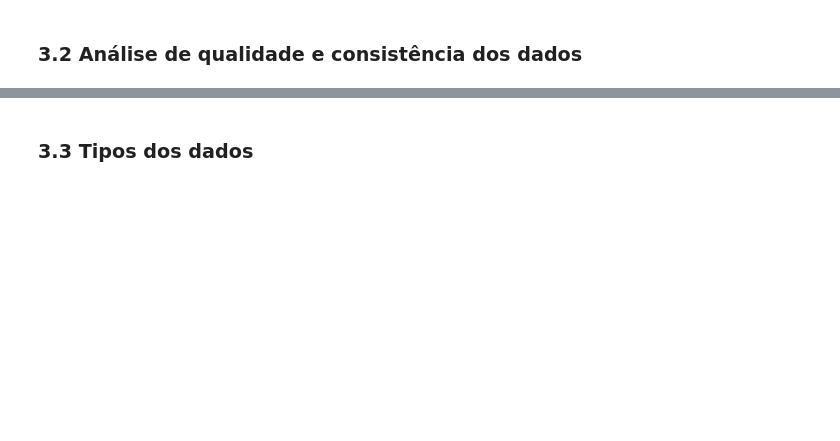
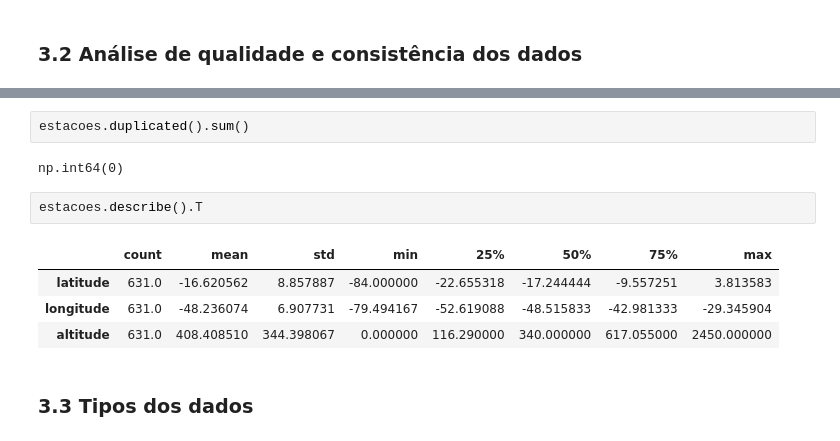
Before and after one commit to Alexandre-Esposte/weather-data-lab, a Jupyter notebook: data_science/notebooks/analises/estacoes.ipynb, the cells around one changed output, grey strips where cells are left out. Drawn from its saved outputs; the diff is of its cells as text; blank space fills up the shorter version.

```diff
--- a/data_science/notebooks/analises/estacoes.ipynb
+++ b/data_science/notebooks/analises/estacoes.ipynb
@@ -150,3 +241,14 @@ estacoes.head()
+# %%
+estacoes.duplicated().sum()
+# %% [output]
+np.int64(0)
+# %%
+estacoes.describe().T
+# %% [output]
+|  | count | mean | std | min | 25% | 50% | 75% | max |
+| latitude | 631.0 | -16.620562 | 8.857887 | -84.000000 | -22.655318 | -17.244444 | -9.557251 | 3.813583 |
+| longitude | 631.0 | -48.236074 | 6.907731 | -79.494167 | -52.619088 | -48.515833 | -42.981333 | -29.345904 |
+| altitude | 631.0 | 408.408510 | 344.398067 | 0.000000 | 116.290000 | 340.000000 | 617.055000 | 2450.000000 |
 # %% [markdown]
 <a id= "33-tipos-dos-dados"></a>
 
```
Also changed, not shown: parts of 13 cells of this notebook.
